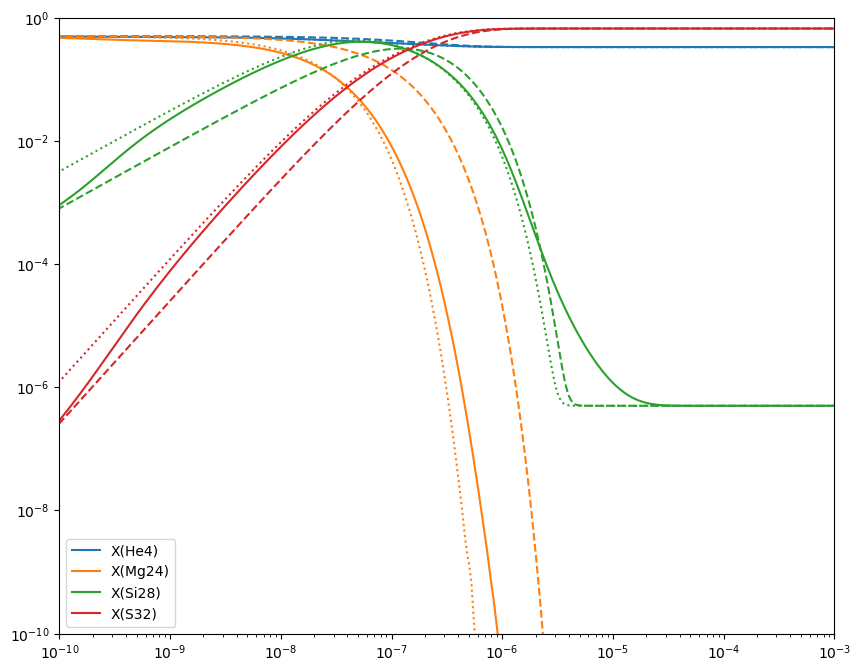
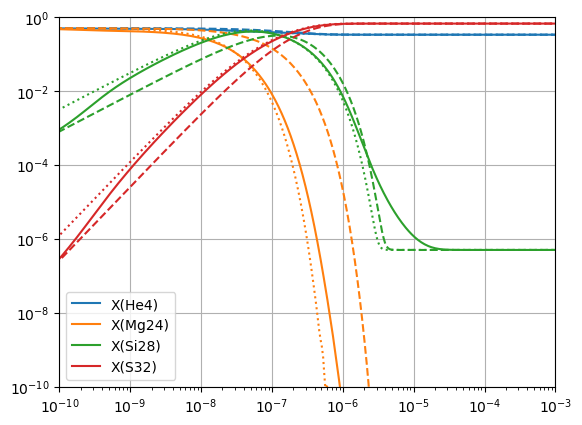
Code edit (unified diff) that turned the first committed figure into the second:
--- before
+++ after
@@ -19,4 +19,3 @@
 ax.set_xlim(1.e-10, 1.e-3)
 ax.set_ylim(1.e-10, 1)
-
-fig.set_size_inches((10, 8))
+ax.grid()

Commit: more updates